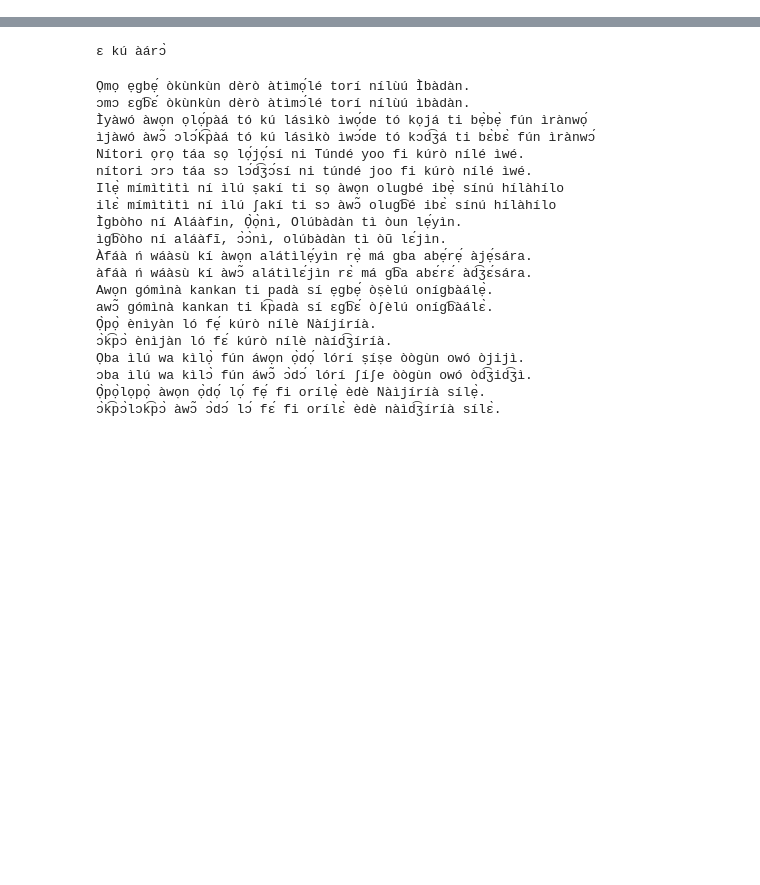
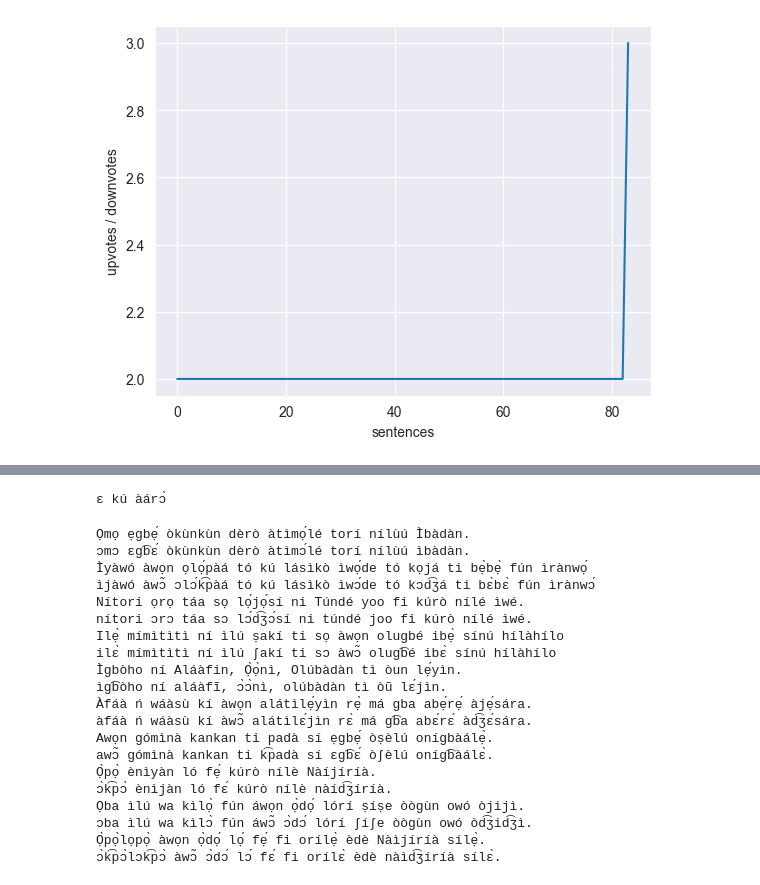
Before and after one commit to lilovyjgrib/X-lingual_IPA_ASR, a Jupyter notebook: G2p_yoruba.ipynb, the cells around one changed output, grey strips where cells are left out. Saved outputs shown, nothing was run; the diff lists cells and outputs as text; code cells hidden in the pictures; blank space fills up the shorter version.

```diff
--- a/G2p_yoruba.ipynb
+++ b/G2p_yoruba.ipynb
@@ -63 +45,8 @@ plt.show()
+# %%
+plt.plot(sorted(yoruba_upvotes[yoruba_downvotes!=0] / (yoruba_downvotes[yoruba_downvotes!=0])))
+plt.ylabel('upvotes / downvotes')
+plt.xlabel('sentences')
+plt.show()
+# %% [output]
+[figure, added]
 # %%
```
Also changed, not shown: parts of 26 cells of this notebook, 14 other files.
